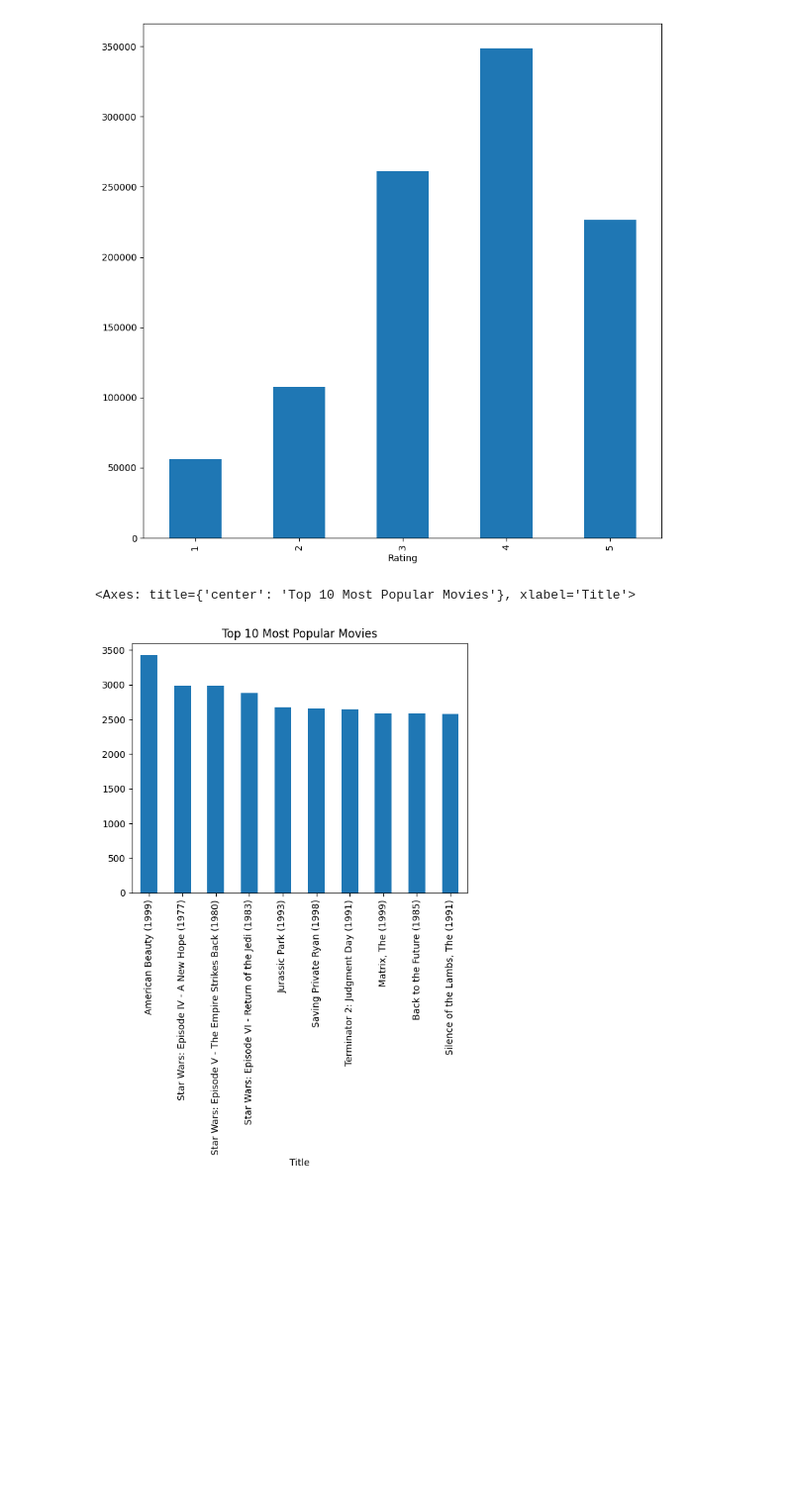
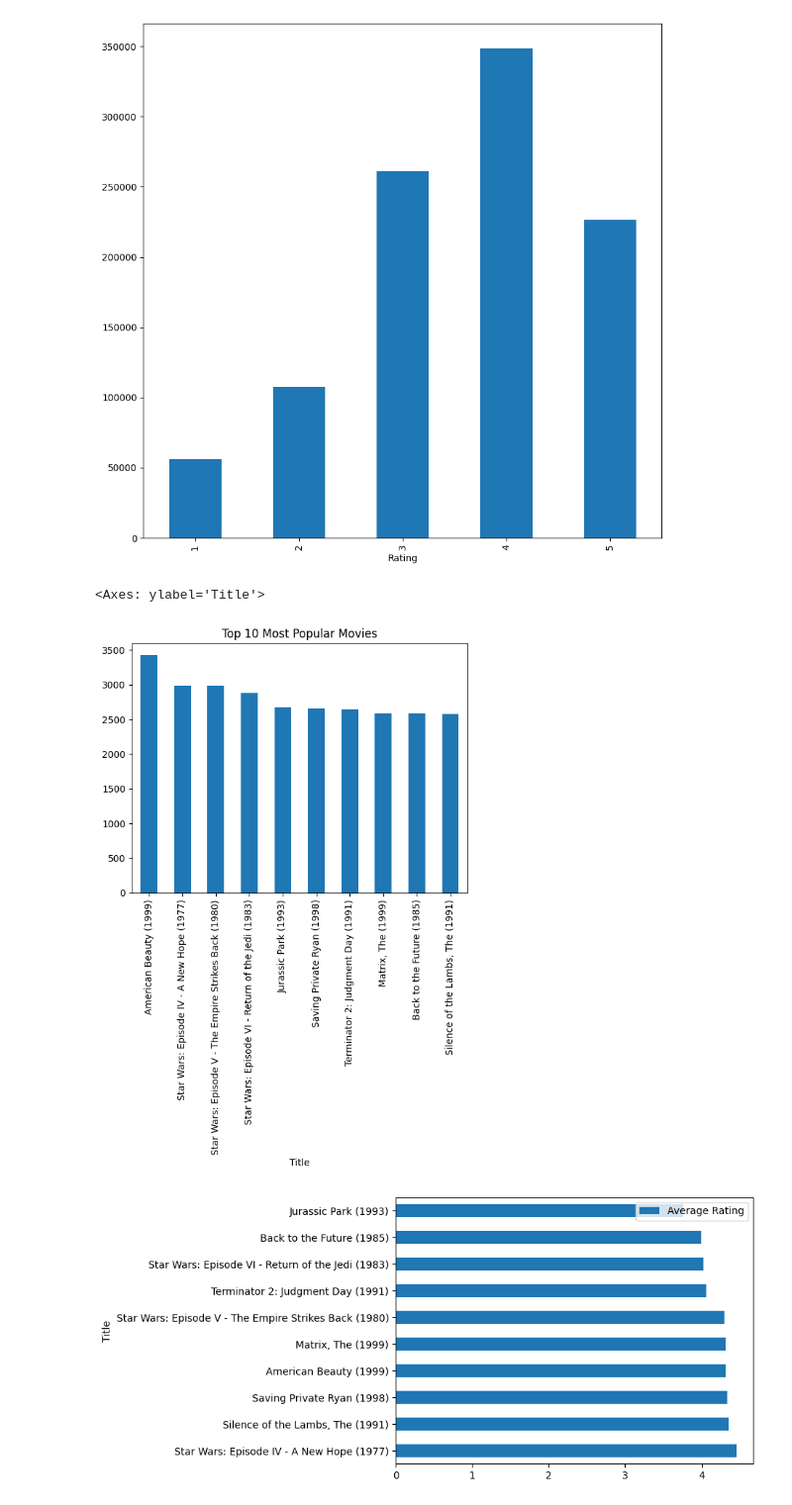
Before and after one commit to the-HarshUpadhyay/Movie-Recommendation, a Jupyter notebook: notebooks/data_exploration.ipynb, the cells around one changed output. Shown at 99% size. Cells and saved outputs as stored; diff of their text form; code cells hidden in the pictures; blank space fills up the shorter version.

Commit message:
added more graphs in EDA

```diff
--- a/notebooks/data_exploration.ipynb
+++ b/notebooks/data_exploration.ipynb
@@ -158,8 +158,17 @@ rating_data.plot(kind='bar')
 # %%
 #most popular movies
 plt.title("Top 10 Most Popular Movies")
 popular_movies = dat_merged['Title'].value_counts()
 popular_movies.head(10).plot(kind='bar')
+#calculate average rating for a movie
+avg_rating=  dat_ratings.groupby('MovieID')['Rating'].mean()
+dat_movies['Average Rating'] = dat_movies['MovieID'].map(avg_rating)
+dat_movies
+#How much rating does the top 10 most popular movies have
+#plt.title("Top 10 Most Popular Movies")
+popular_movies = dat_merged['Title'].value_counts().head(10).index
+dat_movies[dat_movies['Title'].isin(popular_movies)].sort_values('Average Rating',ascending=False).plot(kind='barh',x='Title',y='Average Rating')
 # %% [output]
-<Axes: title={'center': 'Top 10 Most Popular Movies'}, xlabel='Title'>
+<Axes: ylabel='Title'>
 [figure]
+[figure, added]
```
